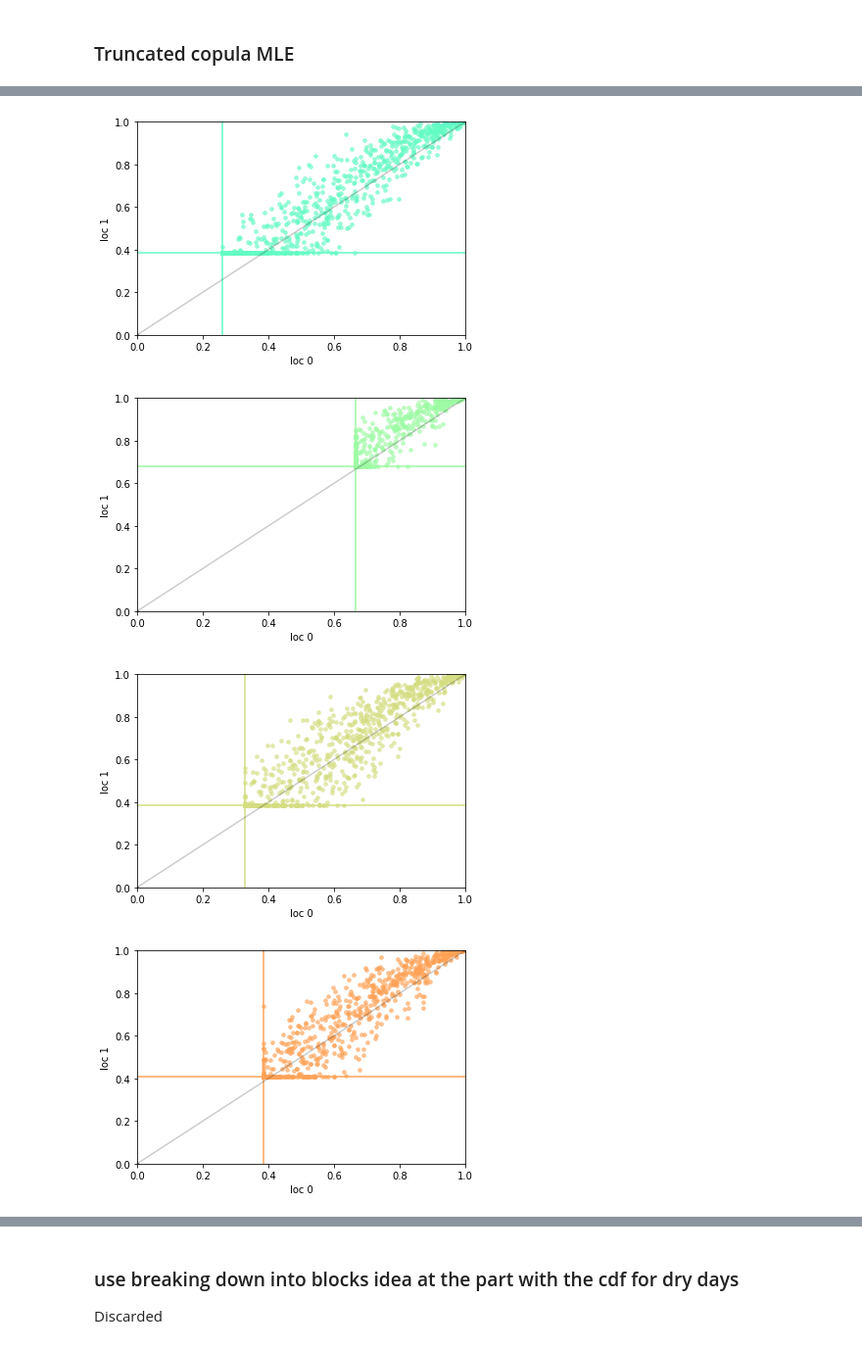
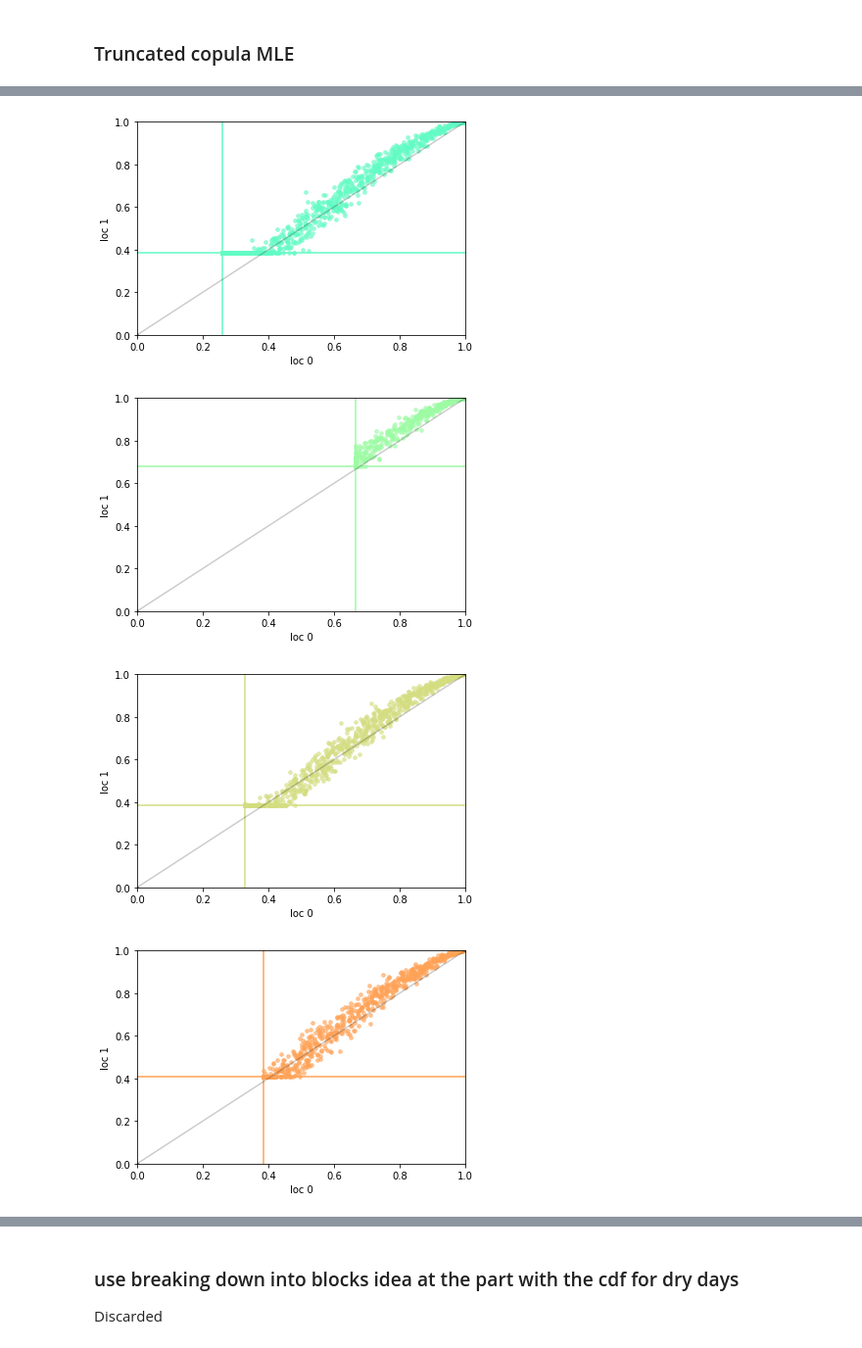
Before and after one commit to Huk-David/SpaDep_VCop, a Jupyter notebook: Publication_work/Truncated_copula.ipynb, the cells around one changed output, grey strips where cells are left out. Shown at 98% size. Drawn from its saved outputs; the diff is of its cells as text; code cells hidden in the pictures.

```diff
--- a/Publication_work/Truncated_copula.ipynb
+++ b/Publication_work/Truncated_copula.ipynb
@@ -366,7 +366,7 @@ k = truncgauss(dist_mat).sim(1/(0.5*0.5*2),inv_us,4,day_idx=3)
 color = matplotlib.pyplot.cm.rainbow(np.linspace(0, 1, 10))
 
 for d_idx,d in enumerate(range(10)):
-    k = truncgauss(dist_mat[:2,:2]).sim(10,inv_us,1000,day_idx=d)
+    k = truncgauss(dist_mat[:2,:2]).sim(2.912,inv_us,1000,day_idx=d)
     plt.scatter([k[i][0] for i in range(len(k))],[k[i][1] for i in range(len(k))],alpha=0.6,s=13,color=color[d])
     plt.plot([g2_us[d][0],g2_us[d][0]],[0,1],color=color[d])
     plt.plot([0,1],[g2_us[d][1],g2_us[d][1]],color=color[d])
@@ -384,4 +384,4 @@ for d_idx,d in enumerate(range(10)):
-[figure, old version]
+[figure, new version]
-[figure, old version]
+[figure, new version]
-[figure, old version]
+[figure, new version]
-[figure, old version]
+[figure, new version]
```
Also changed, not shown: parts of 1 cell of this notebook.
